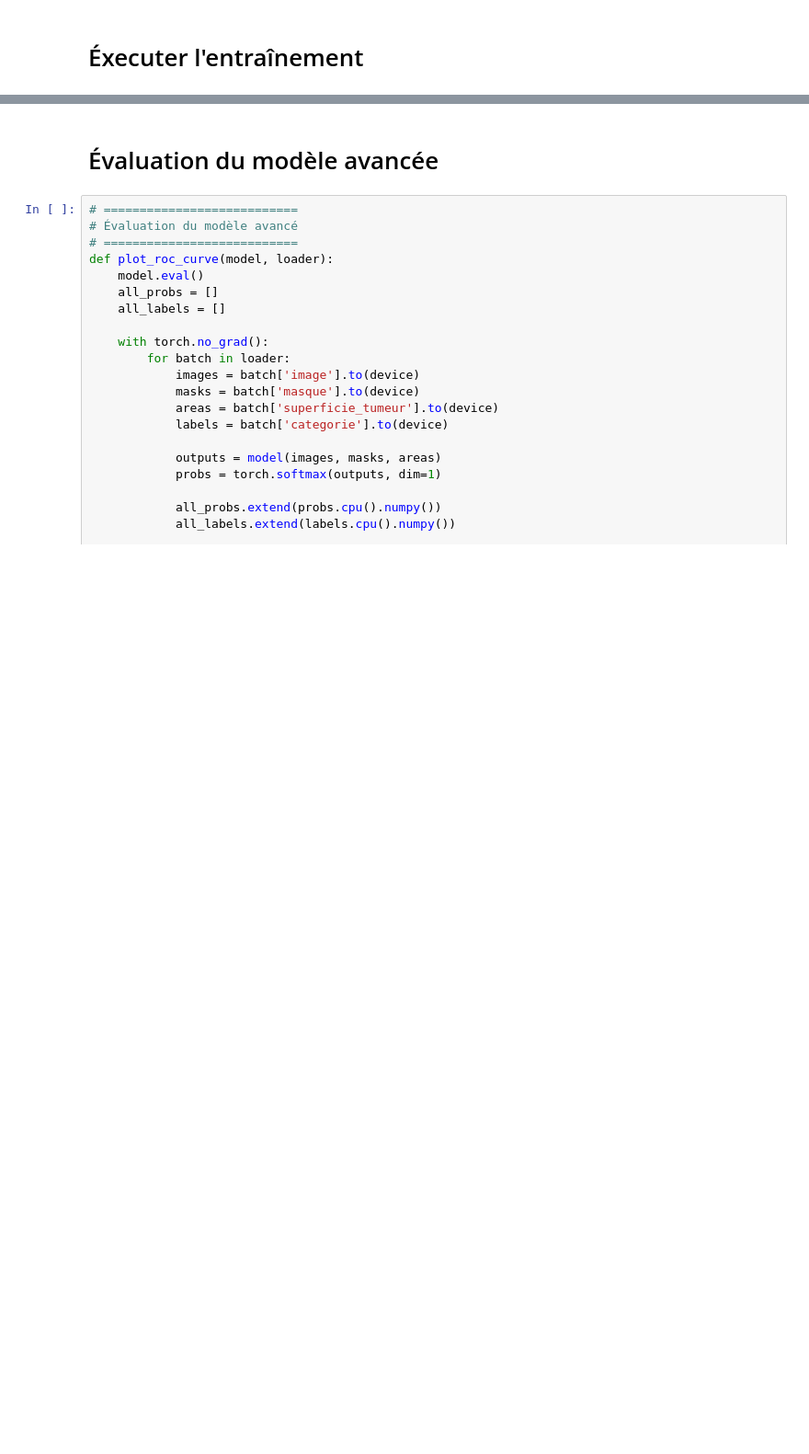
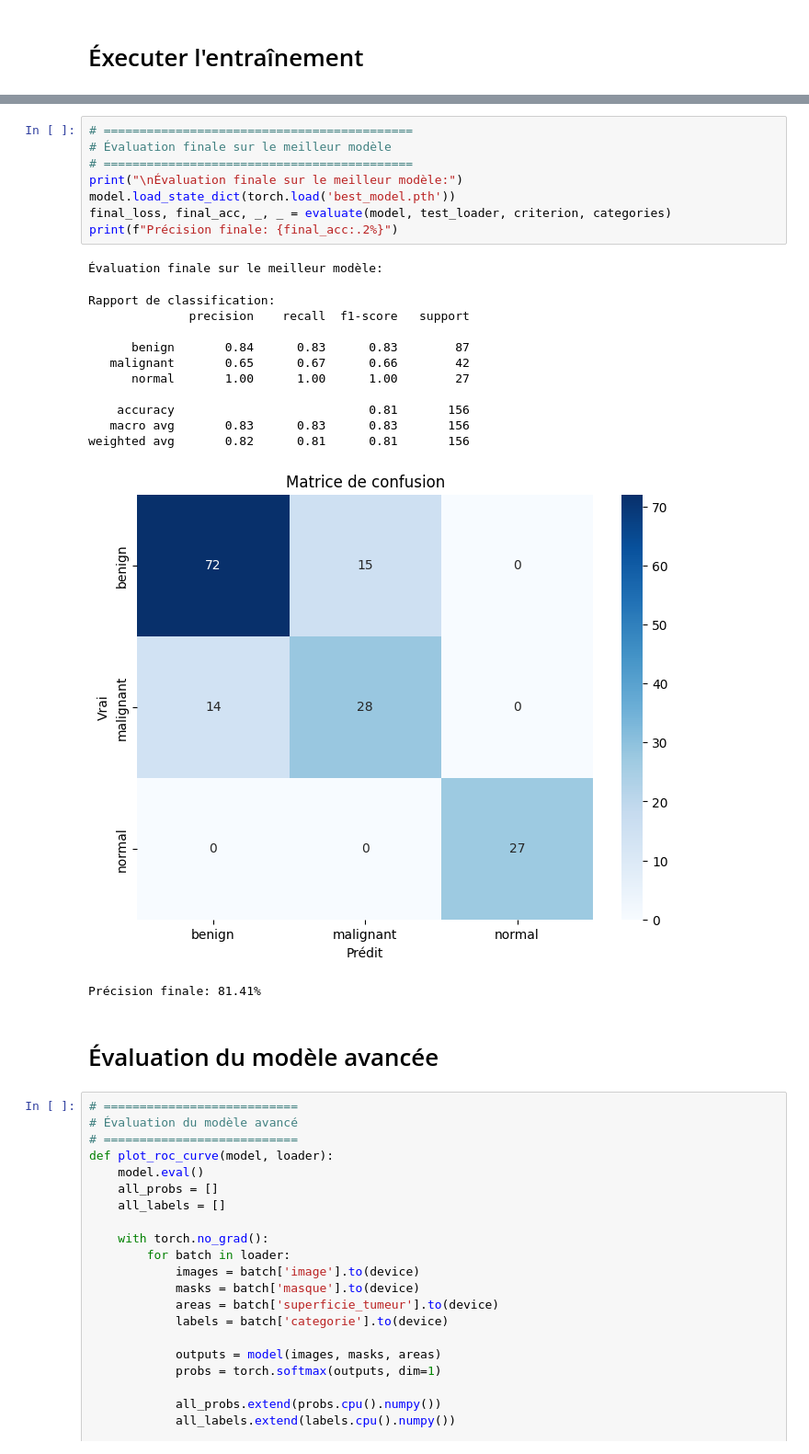
Before and after one commit to SOSANE/INF1853-IA-ProjetFinal, a Jupyter notebook: breast-tumor-classification.ipynb, the cells around one changed output, grey strips where cells are left out. Shown at 92% size. Cells and saved outputs as stored; diff of their text form; blank space fills up the shorter version.

```diff
--- a/breast-tumor-classification.ipynb
+++ b/breast-tumor-classification.ipynb
@@ -530,3 +604,25 @@ weighted avg       0.76      0.74      0.74       156
+# %%
+# ===========================================
+# Évaluation finale sur le meilleur modèle
+# ===========================================
+print("\nÉvaluation finale sur le meilleur modèle:")
+model.load_state_dict(torch.load('best_model.pth'))
+final_loss, final_acc, _, _ = evaluate(model, test_loader, criterion, categories)
+print(f"Précision finale: {final_acc:.2%}")
+# %% [output]
+Évaluation finale sur le meilleur modèle:
+Rapport de classification:
+              precision    recall  f1-score   support
+
+      benign       0.84      0.83      0.83        87
+   malignant       0.65      0.67      0.66        42
+      normal       1.00      1.00      1.00        27
+
+    accuracy                           0.81       156
+   macro avg       0.83      0.83      0.83       156
+weighted avg       0.82      0.81      0.81       156
+[figure, added]
+Précision finale: 81.41%
 # %% [markdown]
 # Évaluation du modèle avancée
 # %%
```
Also changed, not shown: parts of 8 cells of this notebook.
